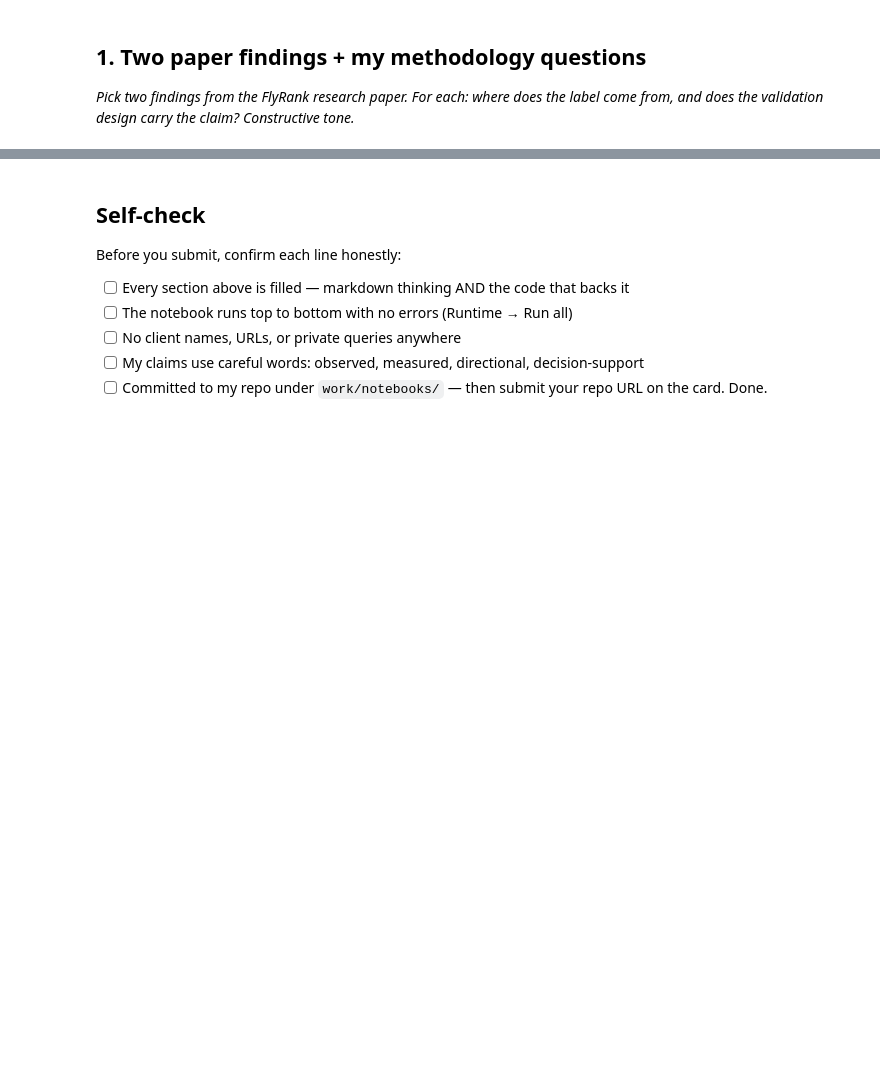
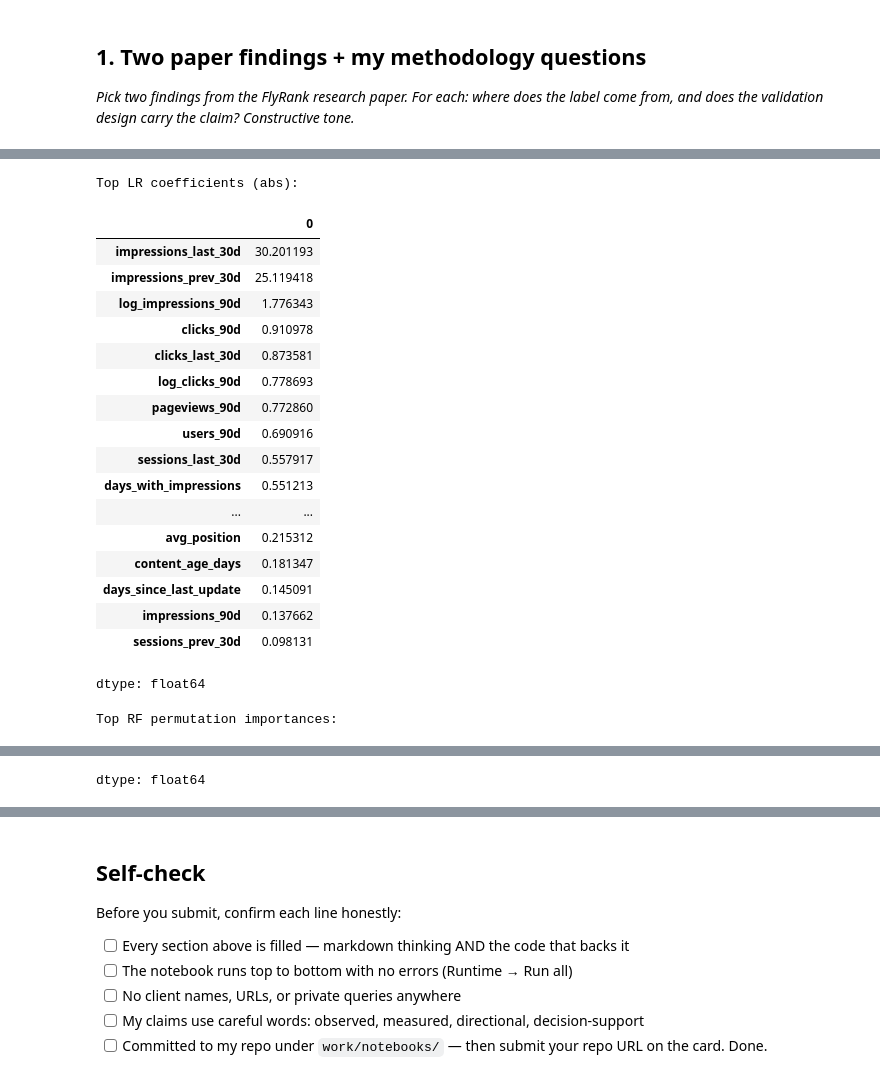
Before and after one commit to shaikhabdullahwaseem17-byte/vigilant-meme, a Jupyter notebook: work/notebooks/w06_validation_audit.ipynb, the cells around one changed output, grey strips where cells are left out. Cells and saved outputs as stored; diff of their text form; code cells hidden in the pictures; blank space fills up the shorter version.

```diff
--- a/work/notebooks/w06_validation_audit.ipynb
+++ b/work/notebooks/w06_validation_audit.ipynb
@@ -12,0 +866,68 @@ This skeleton is yours to fill. Work the sections **in order** — each one has
+# %%
+# 1) Feature importances and LR coefficients
+import numpy as np, pandas as pd
+from pathlib import Path
+from sklearn.linear_model import LogisticRegression
+from sklearn.ensemble import RandomForestClassifier
+from sklearn.inspection import permutation_importance
+from sklearn.preprocessing import StandardScaler
+from sklearn.metrics import roc_auc_score
+from sklearn.model_selection import train_test_split
+
+ROOT = Path.cwd()
+df = pd.read_csv(ROOT / 'data' / 'processed' / 'refresh_feature_vector.csv')
+# Same suspects dropped earlier
+suspects = [c for c in df.columns if c.lower().startswith('trend') or c.lower().endswith('_label') or 'declin' in c.lower()]
+exclude_ids = ['content_id','client_id','is_declining_label']
+suspects = list(set(suspects + exclude_ids))
+numeric_cols = [c for c in df.select_dtypes(include=[np.number]).columns if c not in suspects]
+
+# recreate split (same as before)
+indices = np.arange(len(df))
+train_val_idx, test_idx = train_test_split(indices, test_size=0.2, random_state=42, stratify=df['is_declining_label'])
+train_idx, _ = train_test_split(train_val_idx, test_size=0.25, random_state=42, stratify=df.iloc[train_val_idx]['is_declining_label'])
+train = df.iloc[train_idx]; test = df.iloc[test_idx]
+
+X_train = train[numeric_cols].fillna(0).values
+X_test = test[numeric_cols].fillna(0).values
+y_train = train['is_declining_label'].values
+y_test = test['is_declining_label'].values
+
+scaler = StandardScaler().fit(X_train)
+X_train_s = scaler.transform(X_train)
+X_test_s = scaler.transform(X_test)
+
+lr = LogisticRegression(max_iter=5000, random_state=42, solver='lbfgs').fit(X_train_s, y_train)
+rf = RandomForestClassifier(n_estimators=200, random_state=42).fit(X_train, y_train)
+
+# LR coefficients
+coef_ser = pd.Series(lr.coef_[0], index=numeric_cols).abs().sort_values(ascending=False)
+print("Top LR coefficients (abs):")
+display(coef_ser.head(20))
+
+# Permutation importance for RF on test
+perm = permutation_importance(rf, X_test, y_test, n_repeats=30, random_state=42, n_jobs=-1)
+perm_ser = pd.Series(perm.importances_mean, index=numeric_cols).sort_values(ascending=False)
+print("Top RF permutation importances:")
+display(perm_ser.head(20))
+# %% [output]
+Top LR coefficients (abs):
+|  | 0 |
+| impressions_last_30d | 30.201193 |
+| impressions_prev_30d | 25.119418 |
+| log_impressions_90d | 1.776343 |
+| clicks_90d | 0.910978 |
+| clicks_last_30d | 0.873581 |
+| log_clicks_90d | 0.778693 |
+| pageviews_90d | 0.772860 |
+| users_90d | 0.690916 |
+| sessions_last_30d | 0.557917 |
+| days_with_impressions | 0.551213 |
+| ... | ... |
+| avg_position | 0.215312 |
+| content_age_days | 0.181347 |
+| days_since_last_update | 0.145091 |
+| impressions_90d | 0.137662 |
+| sessions_prev_30d | 0.098131 |
+dtype: float64
+Top RF permutation importances:
@@ -12,0 +951 @@ This skeleton is yours to fill. Work the sections **in order** — each one has
+dtype: float64
```
Also changed, not shown: parts of 28 cells of this notebook.
